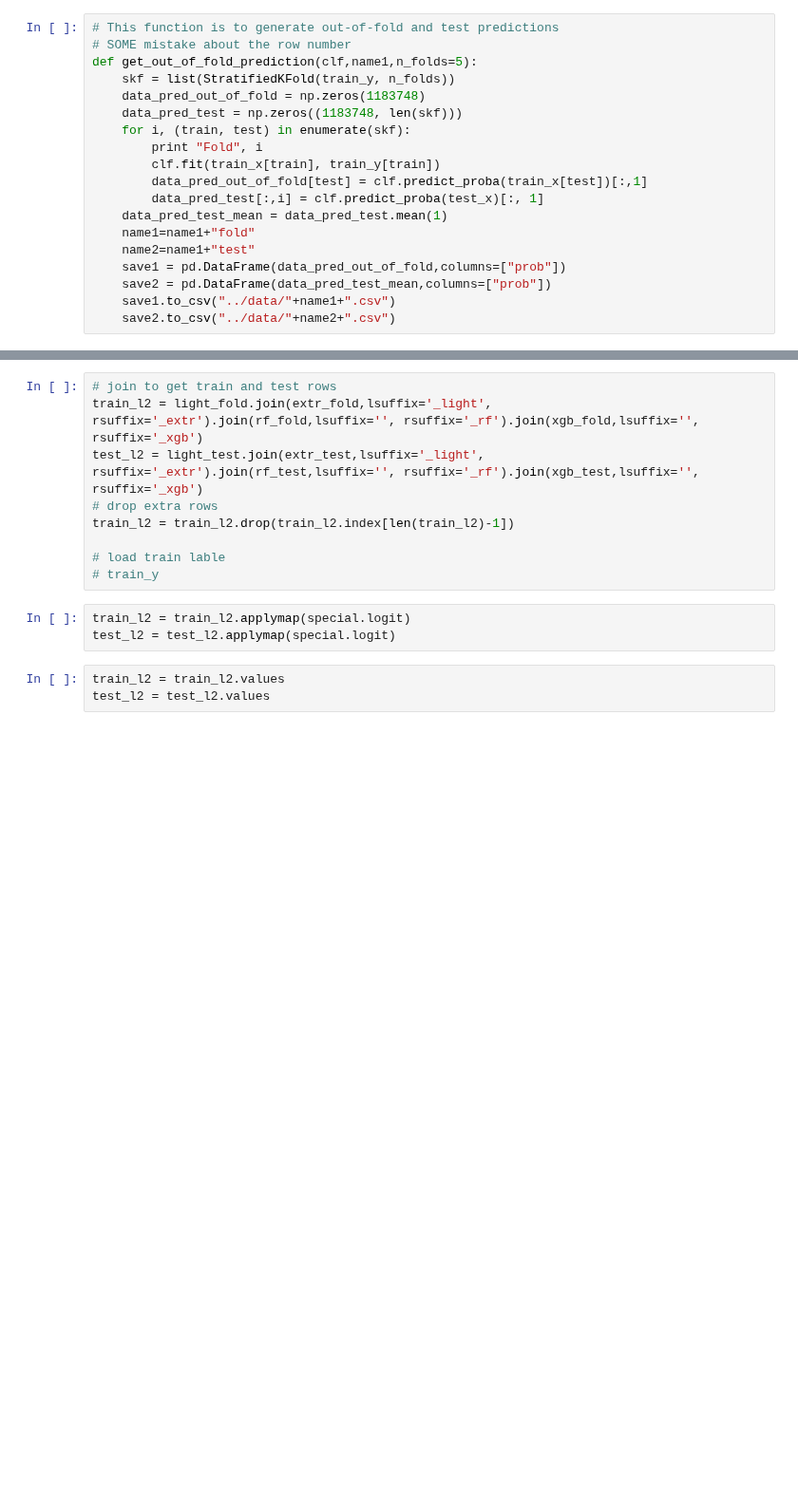
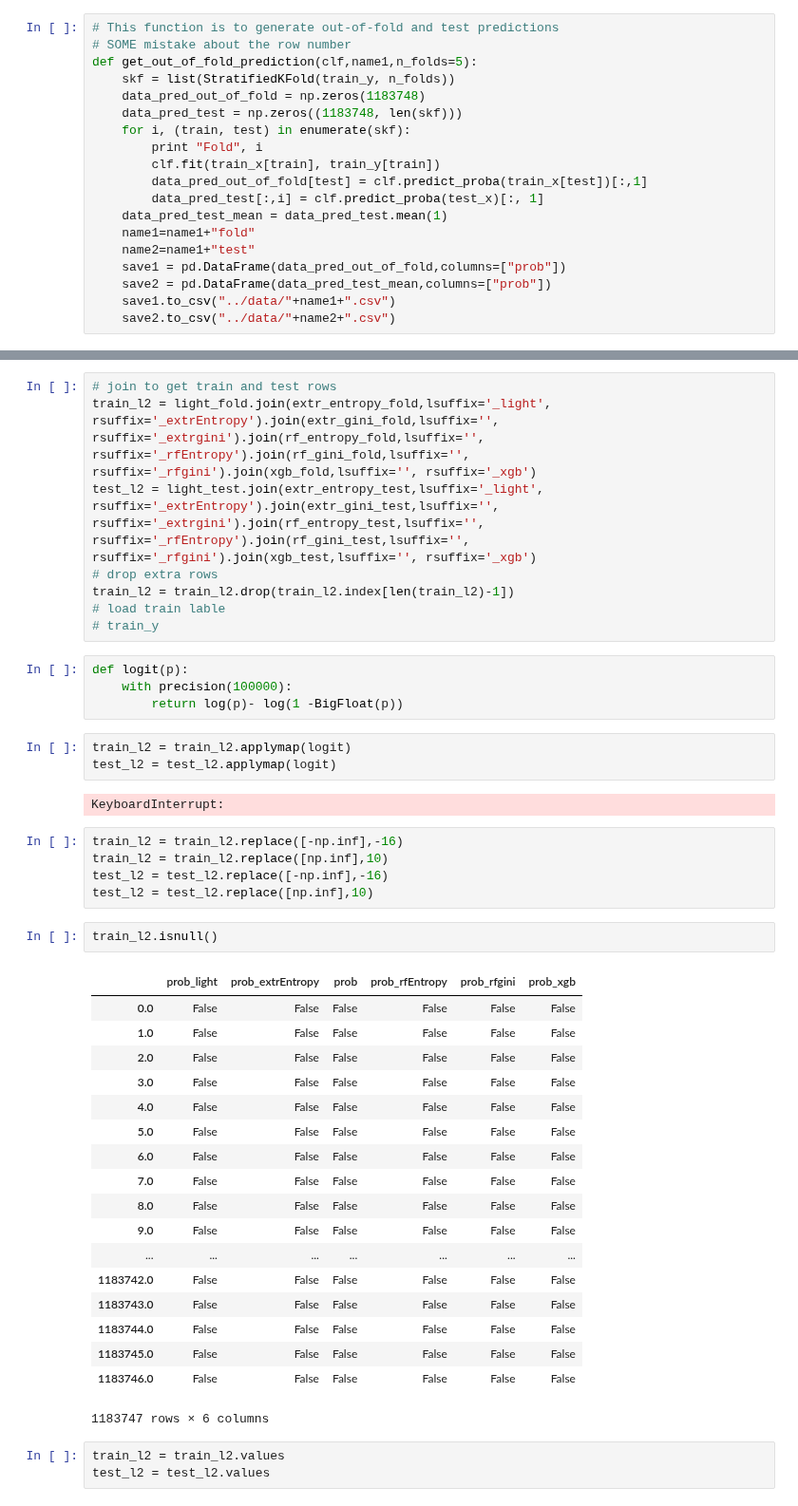
Before and after one commit to yw778/BoschLine, a Jupyter notebook: Main.ipynb, the cells around one changed output, grey strips where cells are left out. Shown at 95% size. Cells and saved outputs as stored; diff of their text form; blank space fills up the shorter version.

```diff
--- a/Main.ipynb
+++ b/Main.ipynb
@@ -1272,16 +1204,47 @@ xgb_fold = pd.read_csv("../fold_result/XGBoostfold.csv", index_col=0, dtype=np.f
 xgb_test = pd.read_csv("../fold_result/XGBoostfoldtest.csv", index_col=0, dtype=np.float32)
 # %%
 # join to get train and test rows
-train_l2 = light_fold.join(extr_fold,lsuffix='_light', rsuffix='_extr').join(rf_fold,lsuffix='', rsuffix='_rf').join(xgb_fold,lsuffix='', rsuffix='_xgb')
-test_l2 = light_test.join(extr_test,lsuffix='_light', rsuffix='_extr').join(rf_test,lsuffix='', rsuffix='_rf').join(xgb_test,lsuffix='', rsuffix='_xgb')
+train_l2 = light_fold.join(extr_entropy_fold,lsuffix='_light', rsuffix='_extrEntropy').join(extr_gini_fold,lsuffix='', rsuffix='_extrgini').join(rf_entropy_fold,lsuffix='', rsuffix='_rfEntropy').join(rf_gini_fold,lsuffix='', rsuffix='_rfgini').join(xgb_fold,lsuffix='', rsuffix='_xgb')
+test_l2 = light_test.join(extr_entropy_test,lsuffix='_light', rsuffix='_extrEntropy').join(extr_gini_test,lsuffix='', rsuffix='_extrgini').join(rf_entropy_test,lsuffix='', rsuffix='_rfEntropy').join(rf_gini_test,lsuffix='', rsuffix='_rfgini').join(xgb_test,lsuffix='', rsuffix='_xgb')
 # drop extra rows
 train_l2 = train_l2.drop(train_l2.index[len(train_l2)-1])
-
 # load train lable
 # train_y
+# %%
+def logit(p):
+    with precision(100000):
+        return log(p)- log(1 -BigFloat(p))
 # %%
-train_l2 = train_l2.applymap(special.logit)
-test_l2 = test_l2.applymap(special.logit)
+train_l2 = train_l2.applymap(logit)
+test_l2 = test_l2.applymap(logit)
+# %% [output]
+KeyboardInterrupt:
+# %%
+train_l2 = train_l2.replace([-np.inf],-16)
+train_l2 = train_l2.replace([np.inf],10)
+test_l2 = test_l2.replace([-np.inf],-16)
+test_l2 = test_l2.replace([np.inf],10)
+# %%
+train_l2.isnull()
+# %% [output]
+|  | prob_light | prob_extrEntropy | prob | prob_rfEntropy | prob_rfgini | prob_xgb |
+| 0.0 | False | False | False | False | False | False |
+| 1.0 | False | False | False | False | False | False |
+| 2.0 | False | False | False | False | False | False |
+| 3.0 | False | False | False | False | False | False |
+| 4.0 | False | False | False | False | False | False |
+| 5.0 | False | False | False | False | False | False |
+| 6.0 | False | False | False | False | False | False |
+| 7.0 | False | False | False | False | False | False |
+| 8.0 | False | False | False | False | False | False |
+| 9.0 | False | False | False | False | False | False |
+| ... | ... | ... | ... | ... | ... | ... |
+| 1183742.0 | False | False | False | False | False | False |
+| 1183743.0 | False | False | False | False | False | False |
+| 1183744.0 | False | False | False | False | False | False |
+| 1183745.0 | False | False | False | False | False | False |
+| 1183746.0 | False | False | False | False | False | False |
+1183747 rows × 6 columns
 # %%
 train_l2 = train_l2.values
 test_l2 = test_l2.values
```
Also changed, not shown: parts of 36 cells of this notebook.
